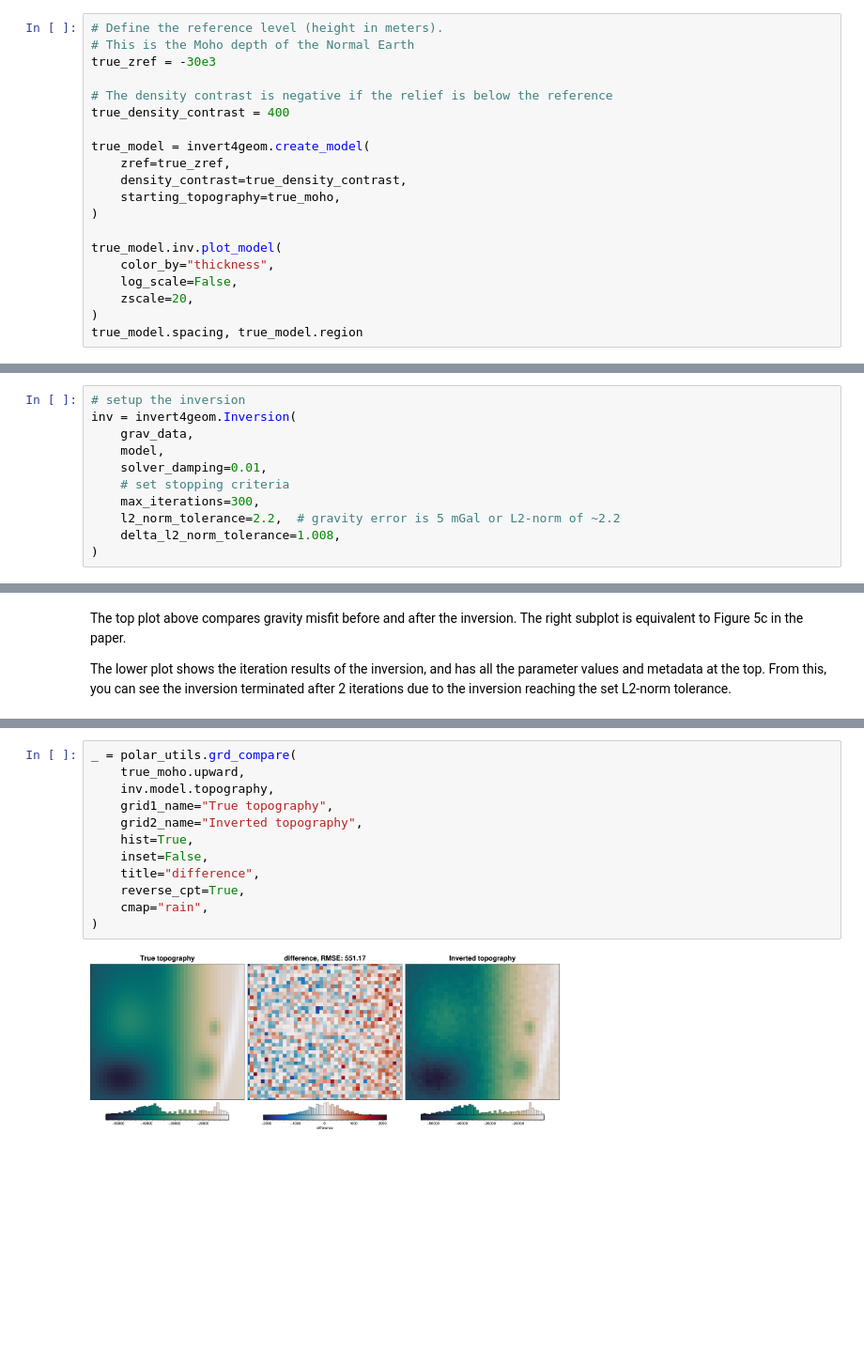
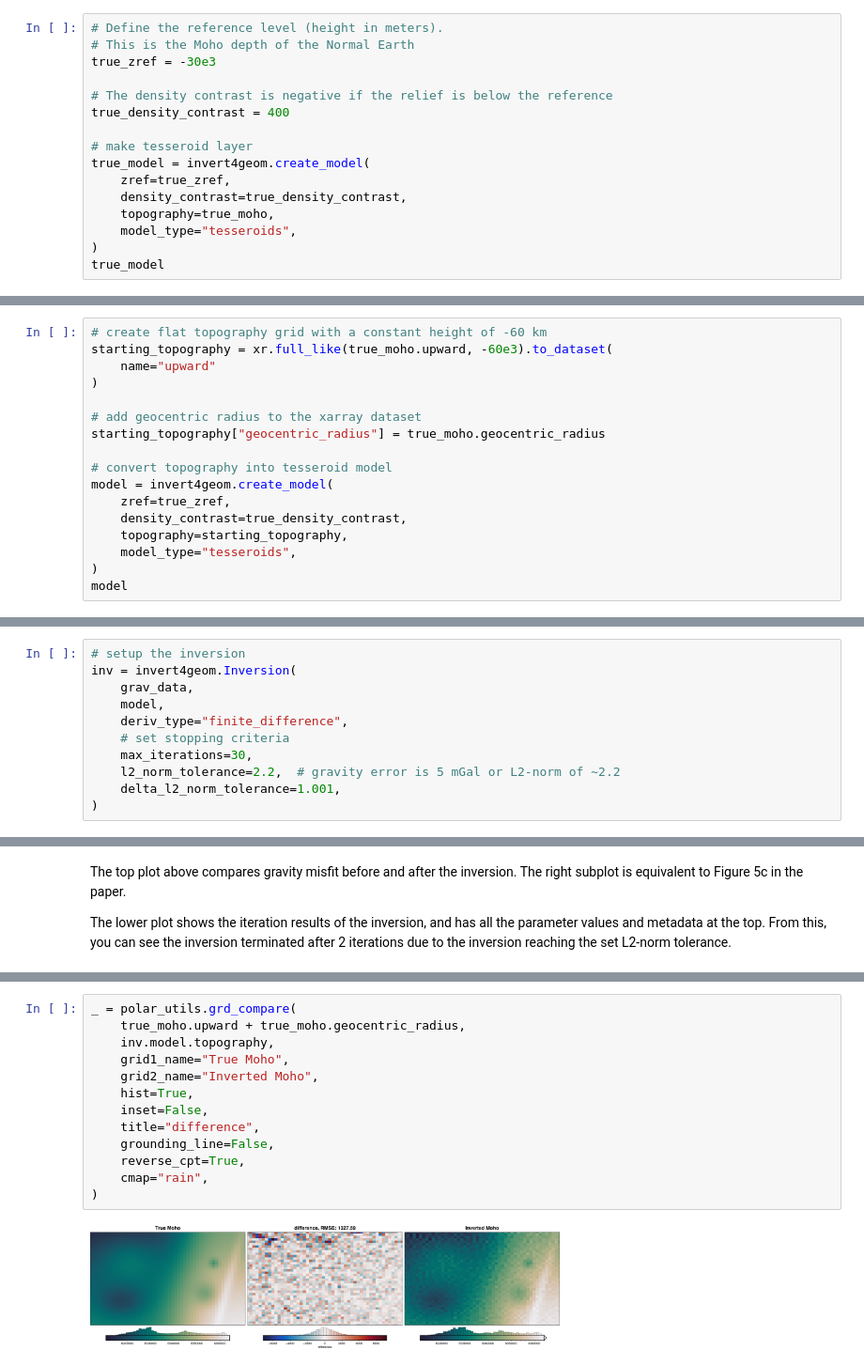
Before and after one commit to mdtanker/invert4geom, a Jupyter notebook: docs/examples/uieda_et_al_2017_synthetic.ipynb, the cells around one changed output, grey strips where cells are left out. Shown at 94% size. Drawn from its saved outputs; the diff is of its cells as text; blank space fills up the shorter version.

```diff
--- a/docs/examples/uieda_et_al_2017_synthetic.ipynb
+++ b/docs/examples/uieda_et_al_2017_synthetic.ipynb
@@ -109,16 +112,12 @@ true_zref = -30e3
 # The density contrast is negative if the relief is below the reference
 true_density_contrast = 400
 
+# make tesseroid layer
 true_model = invert4geom.create_model(
     zref=true_zref,
     density_contrast=true_density_contrast,
-    starting_topography=true_moho,
+    topography=true_moho,
+    model_type="tesseroids",
 )
-
-true_model.inv.plot_model(
-    color_by="thickness",
-    log_scale=False,
-    zscale=20,
-)
-true_model.spacing, true_model.region
+true_model
 # %% [output]
@@ -208,0 +261,17 @@ model = invert4geom.create_model(
+# %%
+# create flat topography grid with a constant height of -60 km
+starting_topography = xr.full_like(true_moho.upward, -60e3).to_dataset(
+    name="upward"
+)
+
+# add geocentric radius to the xarray dataset
+starting_topography["geocentric_radius"] = true_moho.geocentric_radius
+
+# convert topography into tesseroid model
+model = invert4geom.create_model(
+    zref=true_zref,
+    density_contrast=true_density_contrast,
+    topography=starting_topography,
+    model_type="tesseroids",
+)
+model
@@ -240,9 +361,9 @@ grav_data.inv.df
 inv = invert4geom.Inversion(
     grav_data,
     model,
-    solver_damping=0.01,
+    deriv_type="finite_difference",
     # set stopping criteria
-    max_iterations=300,
+    max_iterations=30,
     l2_norm_tolerance=2.2,  # gravity error is 5 mGal or L2-norm of ~2.2
-    delta_l2_norm_tolerance=1.008,
+    delta_l2_norm_tolerance=1.001,
 )
@@ -344,14 +440,15 @@ The errors appear to be normally distributed around 0, with max and min values o
 # %%
 _ = polar_utils.grd_compare(
-    true_moho.upward,
+    true_moho.upward + true_moho.geocentric_radius,
     inv.model.topography,
-    grid1_name="True topography",
-    grid2_name="Inverted topography",
+    grid1_name="True Moho",
+    grid2_name="Inverted Moho",
     hist=True,
     inset=False,
     title="difference",
+    grounding_line=False,
     reverse_cpt=True,
     cmap="rain",
 )
 # %% [output]
-[figure, old version]
+[figure, new version]
```
Also changed, not shown: parts of 27 cells of this notebook, 14 other files.
